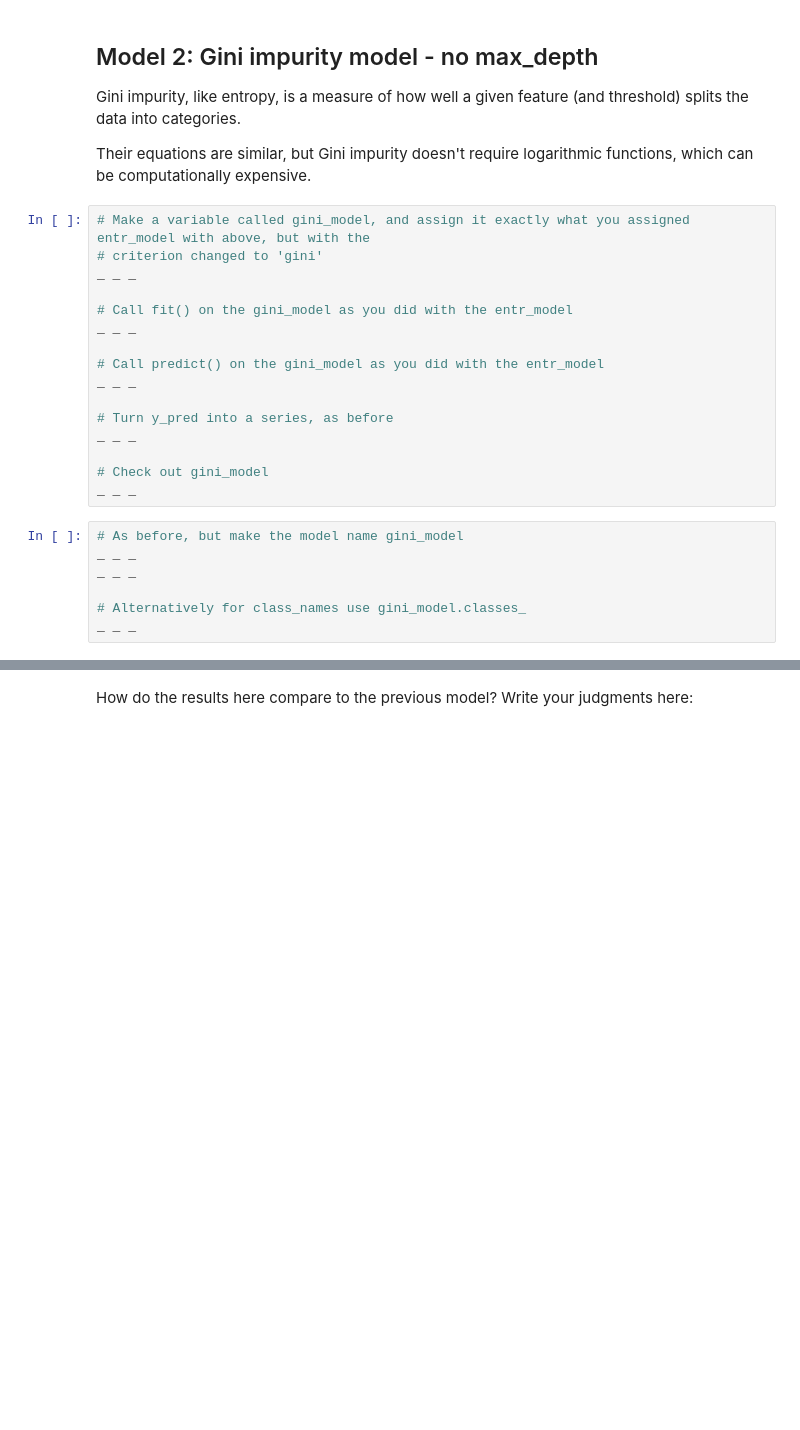
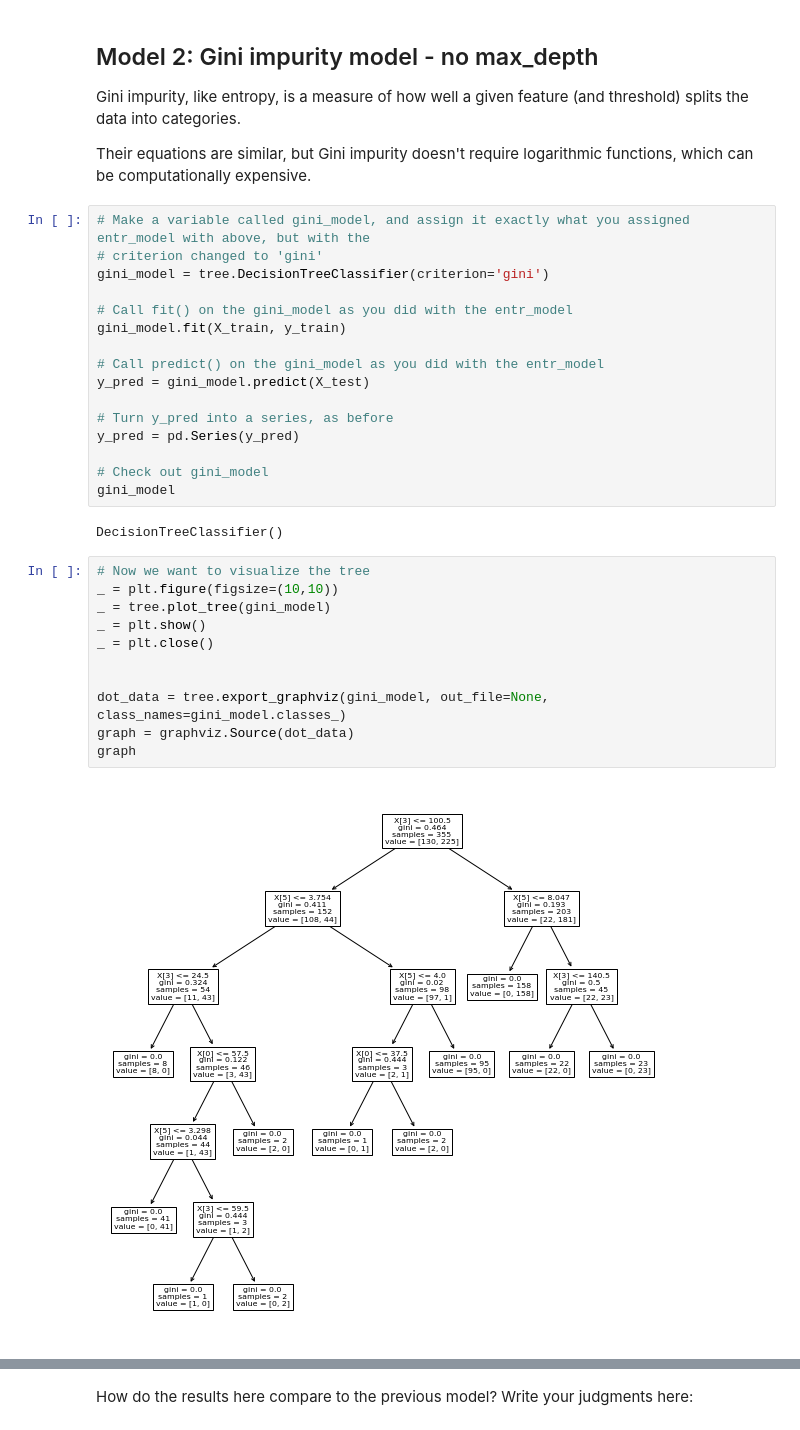
Before and after one commit to Dylan-C-Neal/Springboard-Data-Science-Career-Track, a Jupyter notebook: RR Diner Case Study/Springboard Decision Tree Specialty Coffee Case Study - Tier 3 (1).ipynb, the cells around one changed output, grey strips where cells are left out. Cells and saved outputs as stored; diff of their text form; blank space fills up the shorter version.

```diff
--- a/RR Diner Case Study/Springboard Decision Tree Specialty Coffee Case Study - Tier 3 (1).ipynb
+++ b/RR Diner Case Study/Springboard Decision Tree Specialty Coffee Case Study - Tier 3 (1).ipynb
@@ -377,23 +398,31 @@ Their equations are similar, but Gini impurity doesn't require logarithmic funct
 # %%
 # Make a variable called gini_model, and assign it exactly what you assigned entr_model with above, but with the
 # criterion changed to 'gini'
-_ _ _
+gini_model = tree.DecisionTreeClassifier(criterion='gini')
 
 # Call fit() on the gini_model as you did with the entr_model
-_ _ _
+gini_model.fit(X_train, y_train)
 
 # Call predict() on the gini_model as you did with the entr_model
-_ _ _
+y_pred = gini_model.predict(X_test)
 
 # Turn y_pred into a series, as before
-_ _ _
+y_pred = pd.Series(y_pred)
 
 # Check out gini_model
-_ _ _
+gini_model
+# %% [output]
+DecisionTreeClassifier()
-# %%
-# As before, but make the model name gini_model
-_ _ _
-_ _ _
-
-# Alternatively for class_names use gini_model.classes_
-_ _ _
+# %%
+# Now we want to visualize the tree
+_ = plt.figure(figsize=(10,10))
+_ = tree.plot_tree(gini_model)
+_ = plt.show()
+_ = plt.close()
+
+
+dot_data = tree.export_graphviz(gini_model, out_file=None, class_names=gini_model.classes_)
+graph = graphviz.Source(dot_data)
+graph
+# %% [output]
+[figure, added]
```
Also changed, not shown: parts of 5 cells of this notebook.
